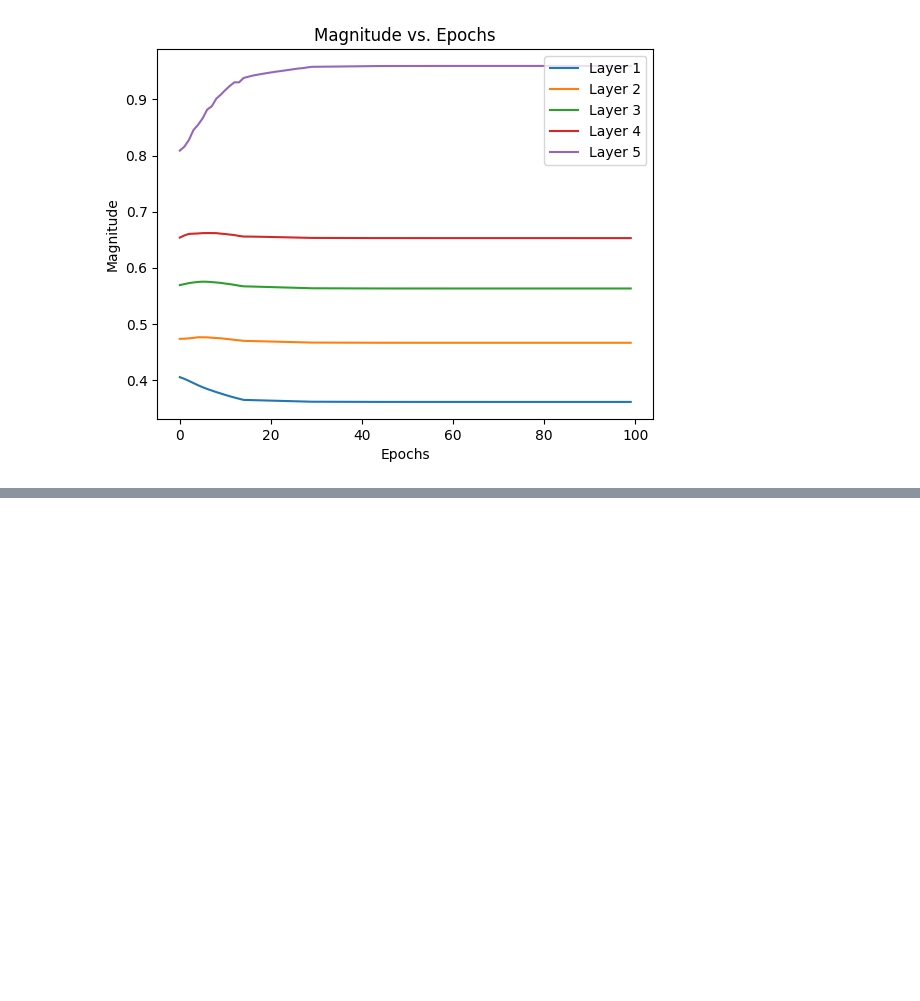
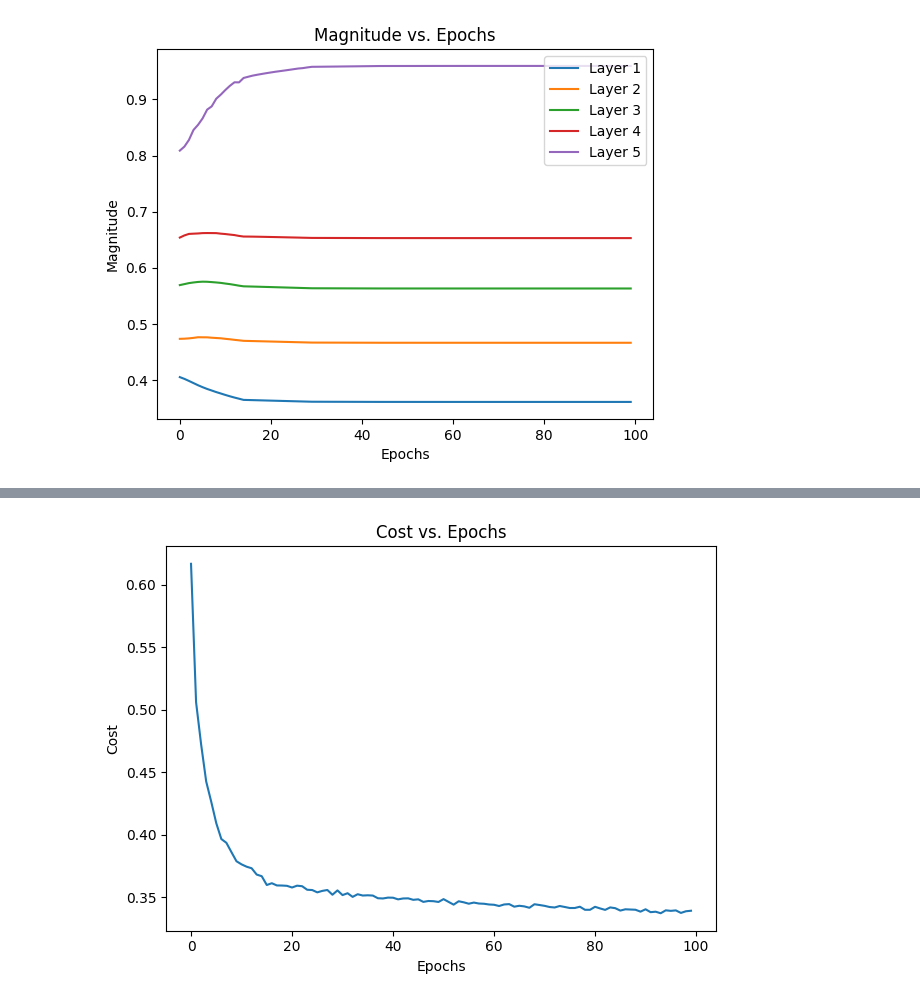
Before and after one commit to wyattsaltzman/ML-F23-Lab4, a Jupyter notebook: lab4.ipynb, the cells around one changed output, grey strips where cells are left out. Cells and saved outputs as stored; diff of their text form; code cells hidden in the pictures; blank space fills up the shorter version.

Commit message:
added AdaDelta

```diff
--- a/lab4.ipynb
+++ b/lab4.ipynb
@@ -1653,0 +1798,10 @@ plt.show()
+# %%
+vals = { 'n_hidden1':60, 'n_hidden2':44, 'n_hidden3':33, 'n_hidden4':26,
+            'C':0.1, 'epochs':100, 'eta':0.001,
+            'alpha':0.001, 'decrease_const':0.1, 'decrease_iter':15,
+            'minibatches':50,
+            'shuffle':True,'random_state':1}
+
+adaDelta_nn = AdaDelta(**vals)
+%time adaDelta_nn.fit(X_train_smote_norm_enc, y_train_smote, print_progress=10, XY_test=(X_test_norm_enc, y_test))
+print_accuracies(adaDelta_nn,X_train_smote_norm_enc,y_train_smote,X_test_norm_enc,y_test)
@@ -1653,0 +1814,10 @@ plt.show()
+# %%
+# plot the cross entropy loss
+plt.plot(range(len(adaDelta_nn.cost_)), adaDelta_nn.cost_)
+plt.title('Cost vs. Epochs')
+plt.ylabel('Cost')
+plt.xlabel('Epochs')
+plt.tight_layout()
+plt.show()
+# %% [output]
+[figure, added]
```
Also changed, not shown: parts of 3 cells of this notebook.
